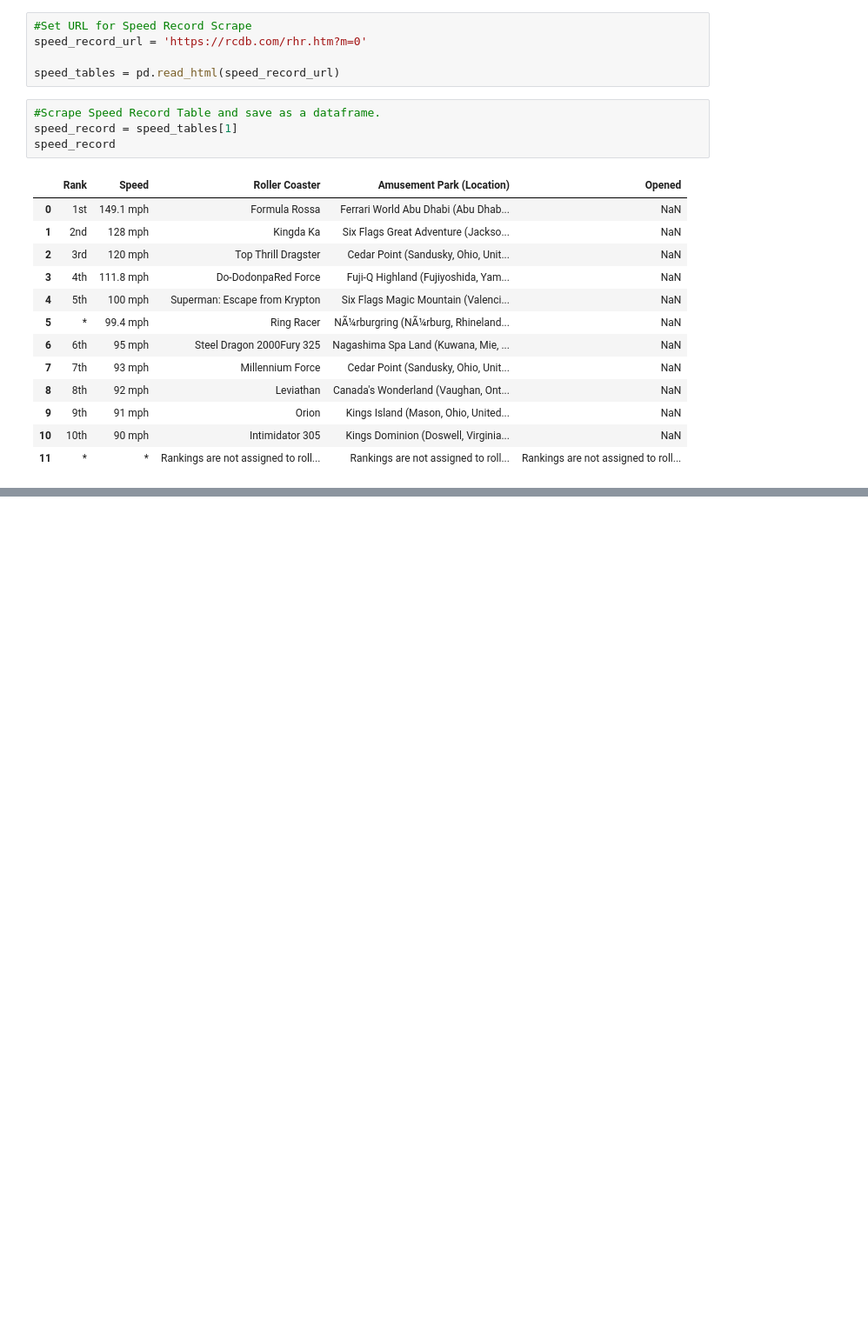
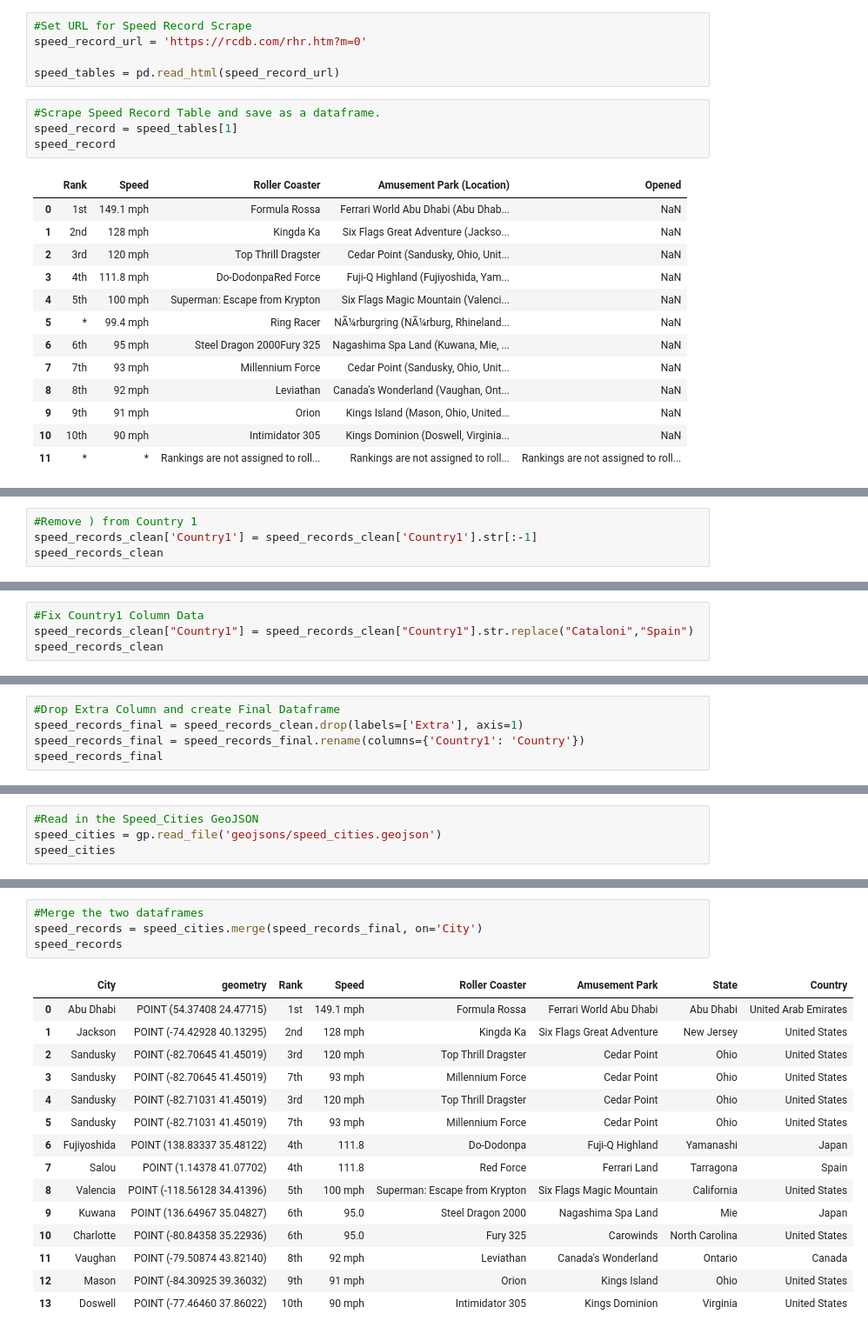
Before and after one commit to MorgaineB/Project2, a Jupyter notebook: WebScraping/Records_Scrape.ipynb, the cells around one changed output, grey strips where cells are left out. Shown: that part at 87% size. Drawn from its saved outputs; the diff is of its cells as text; blank space fills up the shorter version.

```diff
--- a/WebScraping/Records_Scrape.ipynb
+++ b/WebScraping/Records_Scrape.ipynb
@@ -63,0 +129,4 @@ speed_record[['Amusement Park','Location']] = speed_record['Amusement Park (Loca
+# %%
+#Remove ) from Country 1
+speed_records_clean['Country1'] = speed_records_clean['Country1'].str[:-1]
+speed_records_clean
@@ -63,0 +147,4 @@ speed_record[['Amusement Park','Location']] = speed_record['Amusement Park (Loca
+# %%
+#Fix Country1 Column Data
+speed_records_clean["Country1"] = speed_records_clean["Country1"].str.replace("Cataloni","Spain")
+speed_records_clean
@@ -63,0 +165,5 @@ speed_record[['Amusement Park','Location']] = speed_record['Amusement Park (Loca
+# %%
+#Drop Extra Column and create Final Dataframe
+speed_records_final = speed_records_clean.drop(labels=['Extra'], axis=1)
+speed_records_final = speed_records_final.rename(columns={'Country1': 'Country'})
+speed_records_final
@@ -63,0 +184,4 @@ speed_record[['Amusement Park','Location']] = speed_record['Amusement Park (Loca
+# %%
+#Read in the Speed_Cities GeoJSON
+speed_cities = gp.read_file('geojsons/speed_cities.geojson')
+speed_cities
@@ -63,0 +202,20 @@ speed_record[['Amusement Park','Location']] = speed_record['Amusement Park (Loca
+# %%
+#Merge the two dataframes
+speed_records = speed_cities.merge(speed_records_final, on='City')
+speed_records
+# %% [output]
+|  | City | geometry | Rank | Speed | Roller Coaster | Amusement Park | State | Country |
+| 0 | Abu Dhabi | POINT (54.37408 24.47715) | 1st | 149.1 mph | Formula Rossa | Ferrari World Abu Dhabi | Abu Dhabi | United Arab Emirates |
+| 1 | Jackson | POINT (-74.42928 40.13295) | 2nd | 128 mph | Kingda Ka | Six Flags Great Adventure | New Jersey | United States |
+| 2 | Sandusky | POINT (-82.70645 41.45019) | 3rd | 120 mph | Top Thrill Dragster | Cedar Point | Ohio | United States |
+| 3 | Sandusky | POINT (-82.70645 41.45019) | 7th | 93 mph | Millennium Force | Cedar Point | Ohio | United States |
+| 4 | Sandusky | POINT (-82.71031 41.45019) | 3rd | 120 mph | Top Thrill Dragster | Cedar Point | Ohio | United States |
+| 5 | Sandusky | POINT (-82.71031 41.45019) | 7th | 93 mph | Millennium Force | Cedar Point | Ohio | United States |
+| 6 | Fujiyoshida | POINT (138.83337 35.48122) | 4th | 111.8 | Do-Dodonpa | Fuji-Q Highland | Yamanashi | Japan |
+| 7 | Salou | POINT (1.14378 41.07702) | 4th | 111.8 | Red Force | Ferrari Land | Tarragona | Spain |
+| 8 | Valencia | POINT (-118.56128 34.41396) | 5th | 100 mph | Superman: Escape from Krypton | Six Flags Magic Mountain | California | United States |
+| 9 | Kuwana | POINT (136.64967 35.04827) | 6th | 95.0 | Steel Dragon 2000 | Nagashima Spa Land | Mie | Japan |
+| 10 | Charlotte | POINT (-80.84358 35.22936) | 6th | 95.0 | Fury 325 | Carowinds | North Carolina | United States |
+| 11 | Vaughan | POINT (-79.50874 43.82140) | 8th | 92 mph | Leviathan | Canada's Wonderland | Ontario | Canada |
+| 12 | Mason | POINT (-84.30925 39.36032) | 9th | 91 mph | Orion | Kings Island | Ohio | United States |
+| 13 | Doswell | POINT (-77.46460 37.86022) | 10th | 90 mph | Intimidator 305 | Kings Dominion | Virginia | United States |
```
Also changed, not shown: parts of 10 cells of this notebook, 2 other files.
